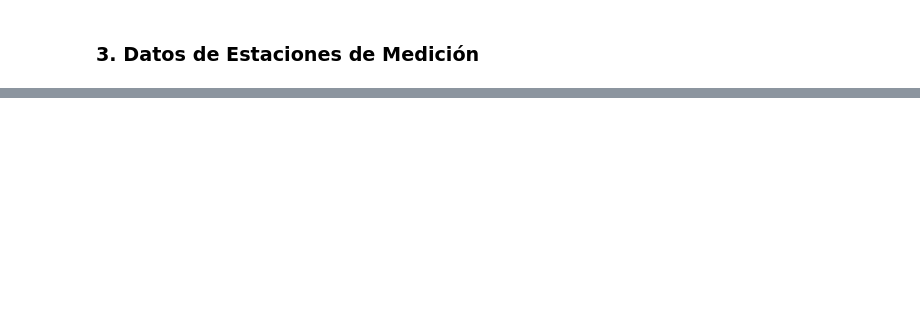
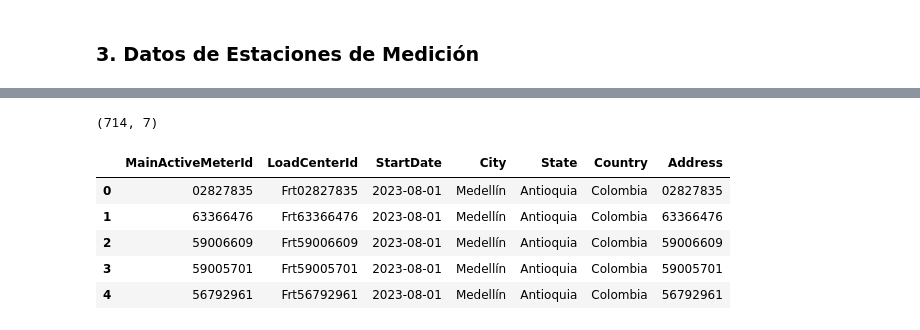
Before and after one commit to maestria-ds-eafit/Proyecto-Integrador-Semestre1, a Jupyter notebook: python-notebooks/EDA_Consumo_ES.ipynb, the cells around one changed output, grey strips where cells are left out. Cells and saved outputs as stored; diff of their text form; code cells hidden in the pictures; blank space fills up the shorter version.

```diff
--- a/python-notebooks/EDA_Consumo_ES.ipynb
+++ b/python-notebooks/EDA_Consumo_ES.ipynb
@@ -243,0 +301,12 @@ dtype: object
+# %%
+df_ubication=df_load_center_curated.merge(df_element_id_curated,on="LoadCenterId",how="left")
+print(df_ubication.shape)
+df_ubication.head()
+# %% [output]
+(714, 7)
+|  | MainActiveMeterId | LoadCenterId | StartDate | City | State | Country | Address |
+| 0 | 02827835 | Frt02827835 | 2023-08-01 | Medellín | Antioquia | Colombia | 02827835 |
+| 1 | 63366476 | Frt63366476 | 2023-08-01 | Medellín | Antioquia | Colombia | 63366476 |
+| 2 | 59006609 | Frt59006609 | 2023-08-01 | Medellín | Antioquia | Colombia | 59006609 |
+| 3 | 59005701 | Frt59005701 | 2023-08-01 | Medellín | Antioquia | Colombia | 59005701 |
+| 4 | 56792961 | Frt56792961 | 2023-08-01 | Medellín | Antioquia | Colombia | 56792961 |
```
Also changed, not shown: parts of 10 cells of this notebook, 22 other files.
